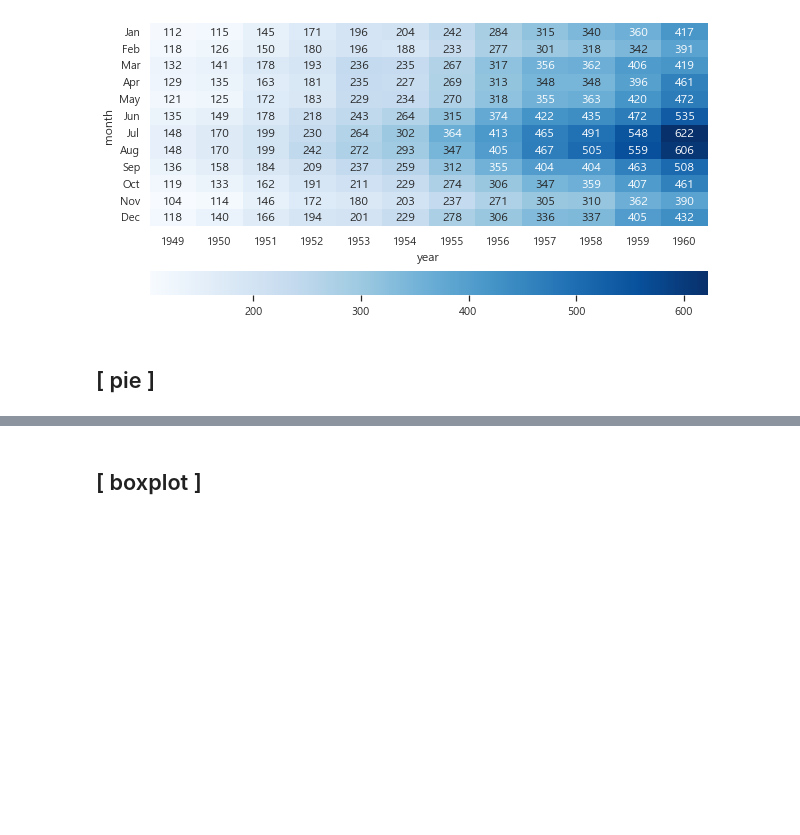
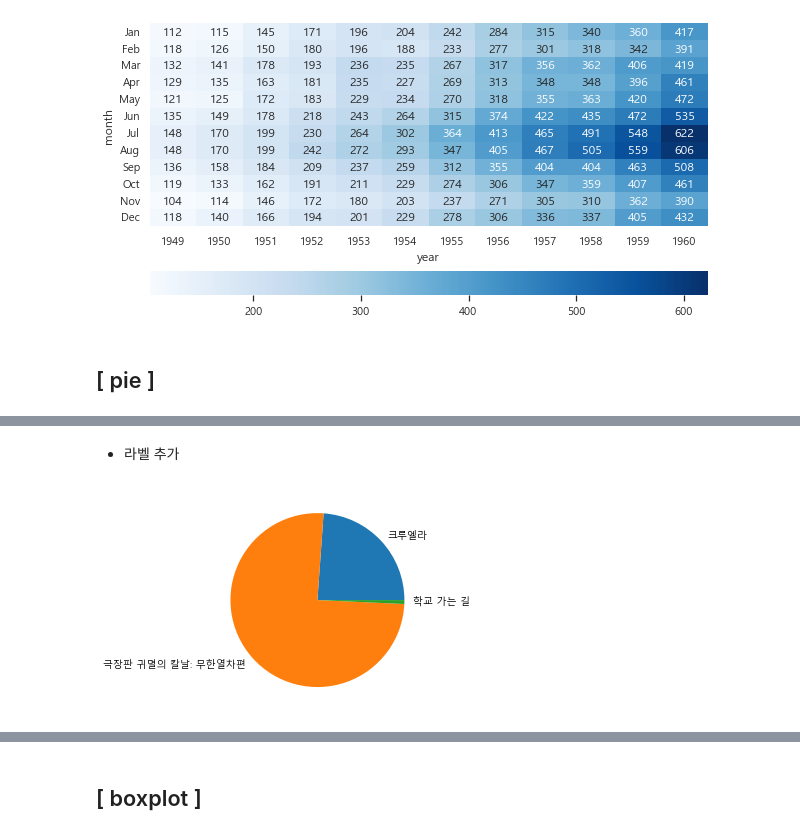
Before and after one commit to Junuux/Python_ML, a Jupyter notebook: Python/Visualization.ipynb, the cells around one changed output, grey strips where cells are left out. Cells and saved outputs as stored; diff of their text form; code cells hidden in the pictures; blank space fills up the shorter version.

```diff
--- a/Python/Visualization.ipynb
+++ b/Python/Visualization.ipynb
@@ -890,0 +915,6 @@ ax = sns.heatmap(pivot_data, ax=a,
+# %% [markdown]
+* 라벨 추가
+# %%
+plt.pie(df['누적관객'], labels = df['영화제목']);
+# %% [output]
+[figure, added]
```
Also changed, not shown: parts of 64 cells of this notebook, 2 other files.
